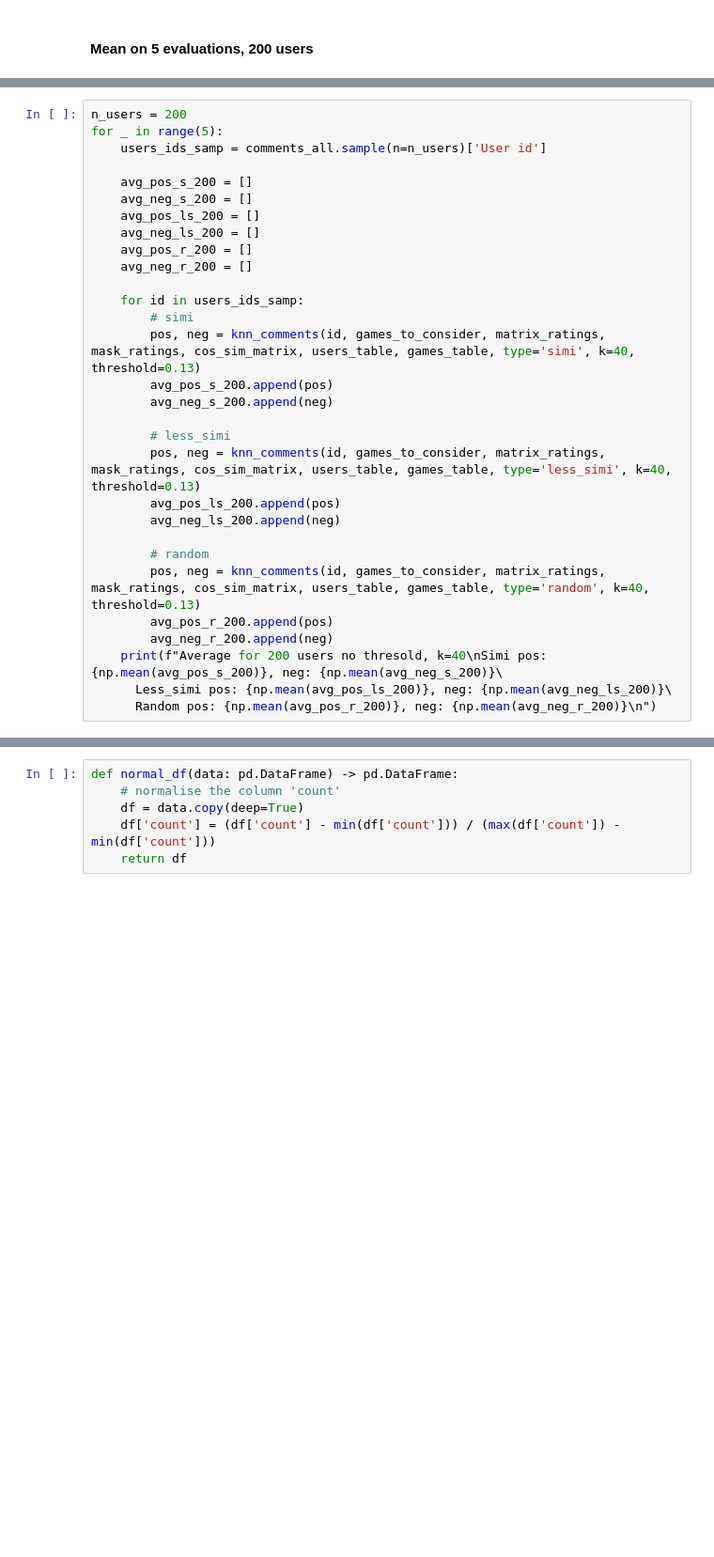
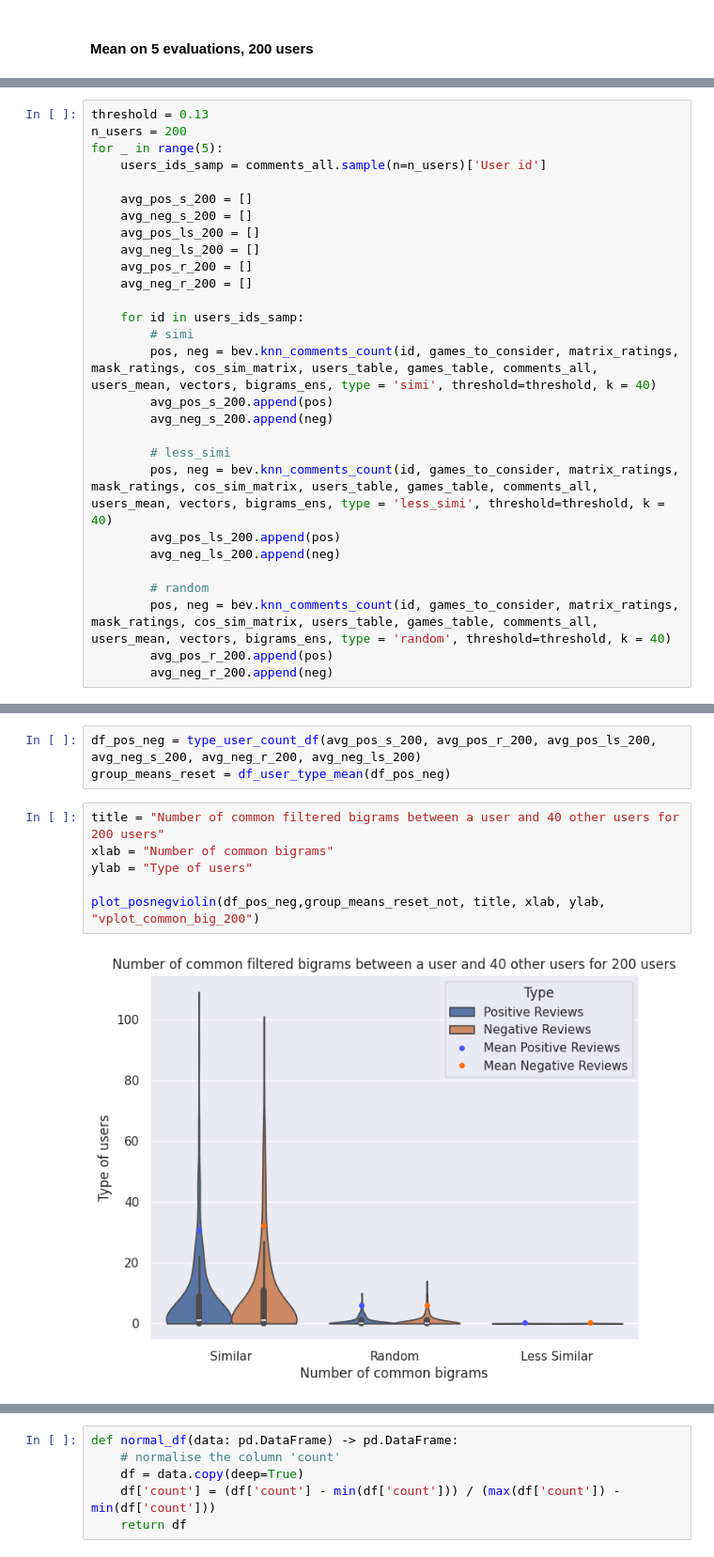
Before and after one commit to Franciline/Recommendation_system, a Jupyter notebook: notebooks/bigrams_intersect_ev.ipynb, the cells around one changed output, grey strips where cells are left out. Shown at 94% size. Cells and saved outputs as stored; diff of their text form; blank space fills up the shorter version.

```diff
--- a/notebooks/bigrams_intersect_ev.ipynb
+++ b/notebooks/bigrams_intersect_ev.ipynb
@@ -892,4 +575,5 @@ plt.savefig("../images/vplot_common_big_200_ntshold.png")
 # %%
+threshold = 0.13
 n_users = 200
 for _ in range(5):
     users_ids_samp = comments_all.sample(n=n_users)['User id']
@@ -903,19 +587,16 @@ for _ in range(5):
 
     for id in users_ids_samp:
         # simi
-        pos, neg = knn_comments(id, games_to_consider, matrix_ratings, mask_ratings, cos_sim_matrix, users_table, games_table, type='simi', k=40, threshold=0.13)
+        pos, neg = bev.knn_comments_count(id, games_to_consider, matrix_ratings, mask_ratings, cos_sim_matrix, users_table, games_table, comments_all, users_mean, vectors, bigrams_ens, type = 'simi', threshold=threshold, k = 40)
         avg_pos_s_200.append(pos)
         avg_neg_s_200.append(neg)
 
         # less_simi
-        pos, neg = knn_comments(id, games_to_consider, matrix_ratings, mask_ratings, cos_sim_matrix, users_table, games_table, type='less_simi', k=40, threshold=0.13)
+        pos, neg = bev.knn_comments_count(id, games_to_consider, matrix_ratings, mask_ratings, cos_sim_matrix, users_table, games_table, comments_all, users_mean, vectors, bigrams_ens, type = 'less_simi', threshold=threshold, k = 40)
         avg_pos_ls_200.append(pos)
         avg_neg_ls_200.append(neg)
 
         # random
-        pos, neg = knn_comments(id, games_to_consider, matrix_ratings, mask_ratings, cos_sim_matrix, users_table, games_table, type='random', k=40, threshold=0.13)
+        pos, neg = bev.knn_comments_count(id, games_to_consider, matrix_ratings, mask_ratings, cos_sim_matrix, users_table, games_table, comments_all, users_mean, vectors, bigrams_ens, type = 'random', threshold=threshold, k = 40)
         avg_pos_r_200.append(pos)
         avg_neg_r_200.append(neg)
-    print(f"Average for 200 users no thresold, k=40\nSimi pos: {np.mean(avg_pos_s_200)}, neg: {np.mean(avg_neg_s_200)}\
-      Less_simi pos: {np.mean(avg_pos_ls_200)}, neg: {np.mean(avg_neg_ls_200)}\
-      Random pos: {np.mean(avg_pos_r_200)}, neg: {np.mean(avg_neg_r_200)}\n")
@@ -1012 +613,12 @@ plt.savefig("../images/vplot_common_big_200_0.13tshold.png")
+# %%
+df_pos_neg = type_user_count_df(avg_pos_s_200, avg_pos_r_200, avg_pos_ls_200, avg_neg_s_200, avg_neg_r_200, avg_neg_ls_200)
+group_means_reset = df_user_type_mean(df_pos_neg)
+# %%
+title = "Number of common filtered bigrams between a user and 40 other users for 200 users"
+xlab = "Number of common bigrams"
+ylab = "Type of users"
+
+plot_posnegviolin(df_pos_neg,group_means_reset_not, title, xlab, ylab, "vplot_common_big_200")
+# %% [output]
+[figure, added]
 # %% [markdown]
```
Also changed, not shown: parts of 43 cells of this notebook, 4 other files.
